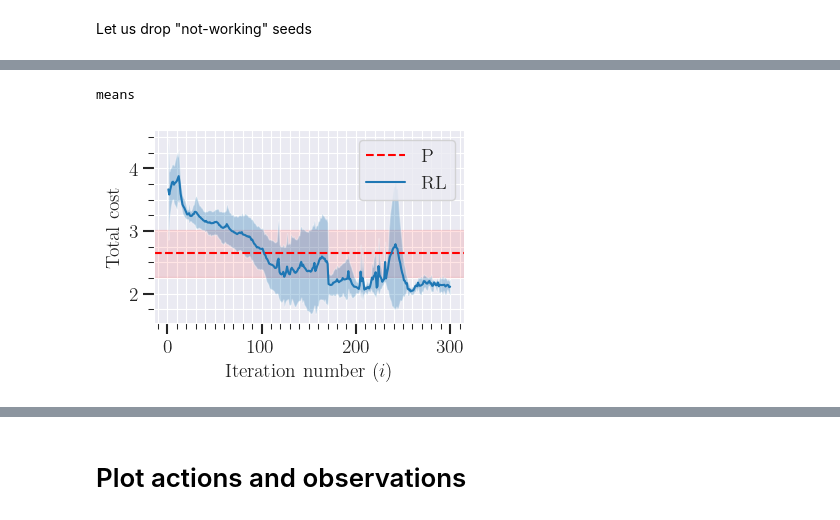
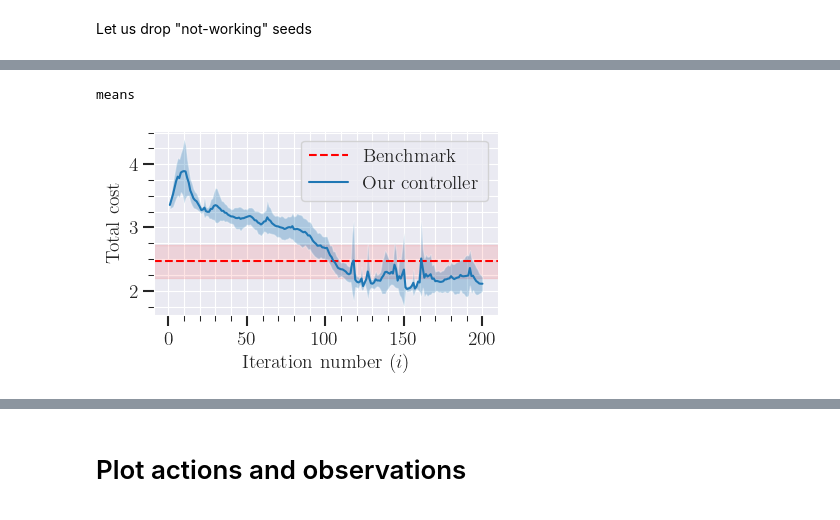
Before and after one commit to mvulf/drop_control, a Jupyter notebook: seed_plots.ipynb, the cells around one changed output, grey strips where cells are left out. Saved outputs shown, nothing was run; the diff lists cells and outputs as text; code cells hidden in the pictures.

```diff
--- a/seed_plots.ipynb
+++ b/seed_plots.ipynb
@@ -181,36 +178,35 @@ def plot_total_cost(df, plot_type='means', savefig=False):
         central = df.mean(axis=1)
         stds = df.std(axis=1)
         bottom = central - stds
         top = central + stds
     elif plot_type == 'medians':
         central = df.median(axis=1)
         bottom = df.quantile(0.25, axis=1)
         top = df.quantile(0.75, axis=1)
     print(plot_type)
 
     fig, ax = plt.subplots(1, 1, figsize=(4,2.5))
     ax.set_ylabel("Total cost")
     ax.set_xlabel("Iteration number $(i)$")
     ax.xaxis.set_minor_locator(MultipleLocator(10))
     ax.yaxis.set_minor_locator(MultipleLocator(0.25))
     ax.xaxis.grid(True, which='minor')
     ax.yaxis.grid(True, which='minor')
 
-    plt.axhline(central_P, linestyle='--', color='r', label='P')
+    plt.axhline(central_P, linestyle='--', color='r', label='Benchmark')
     plt.axhspan(bottom_P, top_P, alpha=0.1, color='r')
 
-    central.plot(label='RL')
+    central.plot(label='Our controller')
     plt.fill_between(central.index, bottom, top, alpha=0.3)
 
     plt.legend()
 
-    # plt.tight_layout(pad=0.5)
+    plt.tight_layout(pad=0.2)
     if savefig:
         plt.savefig("learning_curve.pdf", dpi=400)
     plt.show();
 
-plot_total_cost(learning_curves_selected, savefig=False)
-# plot_total_cost(learning_curves_selected, plot_type='medians', savefig=False)
+plot_total_cost(learning_curves_selected.iloc[:200], savefig=True)
 # %% [output]
 means
-[figure, old version]
+[figure, new version]
```
Also changed, not shown: parts of 7 cells of this notebook, 2 other files.
